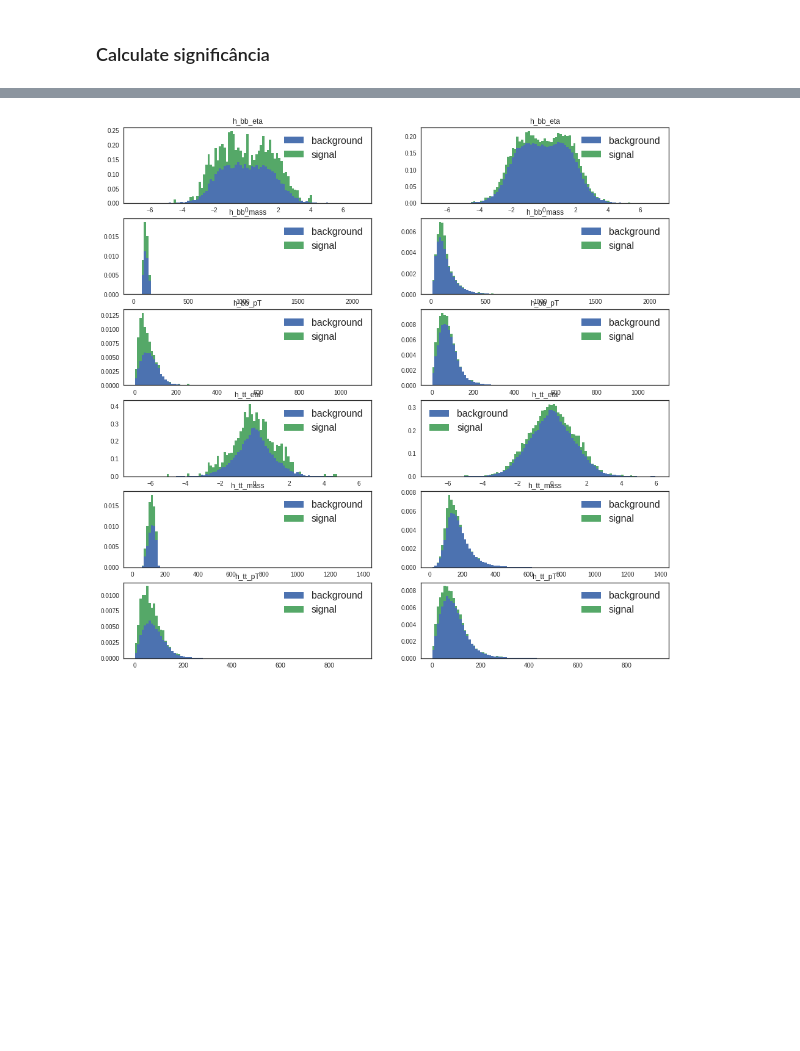
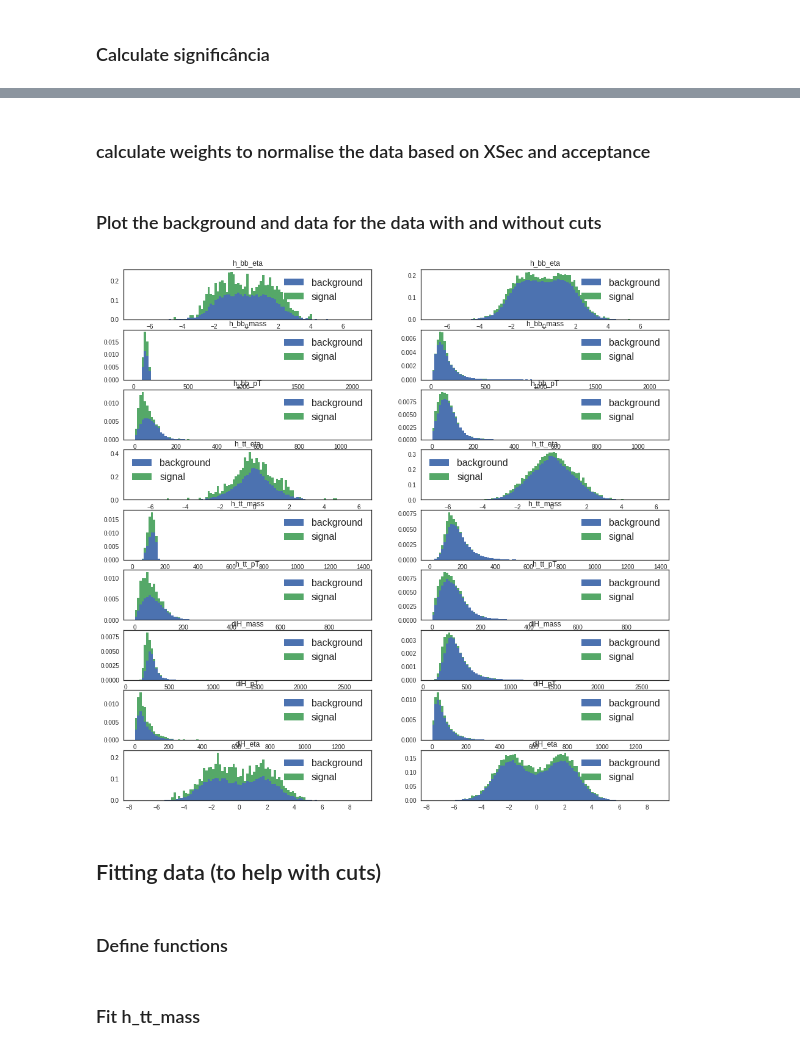
Before and after one commit to antcap96/estagio, a Jupyter notebook: Untitled.ipynb, the cells around one changed output, grey strips where cells are left out. Cells and saved outputs as stored; diff of their text form; code cells hidden in the pictures; blank space fills up the shorter version.

```diff
--- a/Untitled.ipynb
+++ b/Untitled.ipynb
@@ -175,5 +177,7 @@ original: 403 events for signal and 168053 events for background
 FOM is: 0.309615
 FOM with no cuts is: 0.212093
+# %% [markdown]
+### calculate weights to normalise the data based on XSec and acceptance
 # %%
 #normalize data for ploting
 
@@ -208,6 +212,8 @@ for i in range(len(backgroundAnal)):
 # signal/background ratio (used to normalize histogram if wanted)
 weightRatio = sum(weightSignal)/sum(weightBackground)
 weightCutRatio = sum(weightCutSignal)/sum(weightCutBackground)
+# %% [markdown]
+### Plot the background and data for the data with and without cuts
 # %%
 fig = plt.figure(figsize=(16, 16))
 
@@ -215,35 +221,39 @@ fig = plt.figure(figsize=(16, 16))
 normalizeSignalBackground = False
 
 if normalizeSignalBackground:
     weightsCut = [weightCutBackground*weightCutRatio, weightCutSignal]
     weights = [weightBackground*weightRatio, weightSignal]
 else:
     weightsCut = [weightCutBackground, weightCutSignal]
     weights = [weightBackground, weightSignal]
 
 # variables to show
-to_analise = ['h_bb_eta', 'h_bb_mass', 'h_bb_pT', 'h_tt_eta', 'h_tt_mass', 'h_tt_pT']
+to_analise = ['h_bb_eta', 'h_bb_mass', 'h_bb_pT', 'h_tt_eta', 'h_tt_mass', 'h_tt_pT', 'diH_mass', 'diH_pT', 'diH_eta']
 
 for i, var_to_analise in enumerate(to_analise):
     bins = np.linspace(min(allBackgroundData[var_to_analise]), max(allBackgroundData[var_to_analise]), 100)
 
     fig.add_subplot(len(to_analise),2,2*i+1)
 
     histData = [allCutBackgroundAnal[var_to_analise], allCutSignalAnal[var_to_analise]]
     plt.hist(histData, bins=bins, stacked=True, label=["background", "signal"], weights=weightsCut, normed=True)
     plt.title(var_to_analise)
     plt.legend(fontsize=16)
 
     fig.add_subplot(len(to_analise),2,2*i+2)
 
     allHistData = [allBackgroundAnal[var_to_analise], allSignalAnal[var_to_analise]]
     plt.hist(allHistData, bins=bins, stacked=True, label=["background", "signal"], weights=weights, normed=True)
     plt.title(var_to_analise)
     plt.legend(fontsize=16)
 
 plt.show()
 # %% [output]
-[figure, old version]
+[figure, new version]
+# %% [markdown]
+## Fitting data (to help with cuts)
+# %% [markdown]
+### Define functions
 # %%
 def gaus(x,a,x0,sigma):
     return a*exp(-(x-x0)**2/(2*sigma**2))
@@ -269,4 +279,6 @@ def crystallball(x, norm, alpha, n, sigma, mean):
 
     return sol*norm
+# %% [markdown]
+### Fit h_tt_mass
 # %%
 fig = plt.figure(figsize=(16,16))
```
Also changed, not shown: parts of 13 cells of this notebook.
